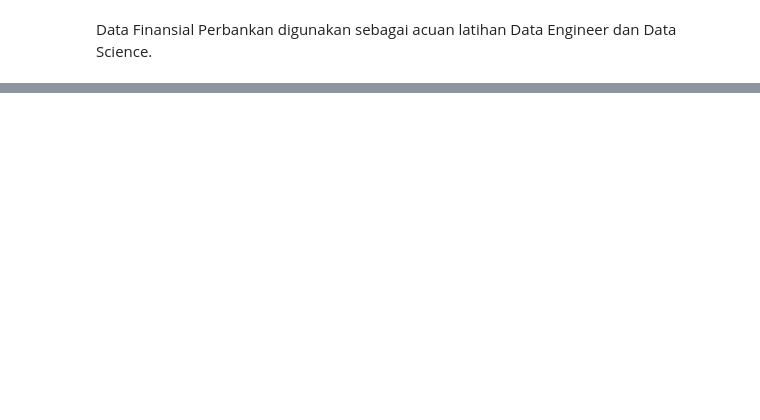
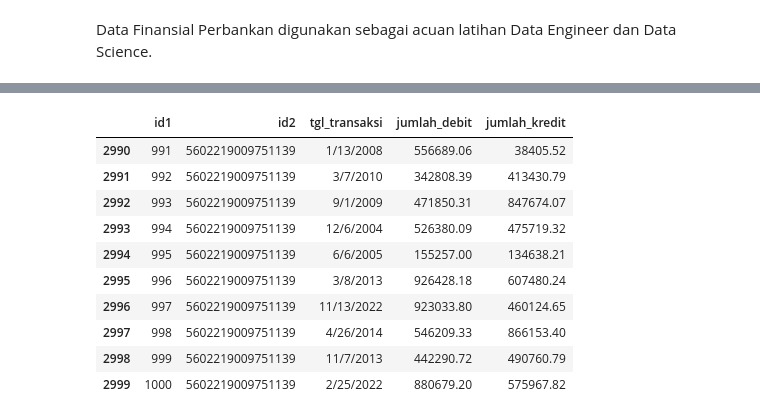
Before and after one commit to ariwiraasmara/python-science-lab, a Jupyter notebook: latihan/Finansial.ipynb, the cells around one changed output, grey strips where cells are left out. Saved outputs shown, nothing was run; the diff lists cells and outputs as text; code cells hidden in the pictures; blank space fills up the shorter version.

```diff
--- a/latihan/Finansial.ipynb
+++ b/latihan/Finansial.ipynb
@@ -35,0 +203,14 @@ df_tabeldebet_hal1.head()
+# %%
+data_finansial_detil.tail(10)
+# %% [output]
+|  | id1 | id2 | tgl_transaksi | jumlah_debit | jumlah_kredit |
+| 2990 | 991 | 5602219009751139 | 1/13/2008 | 556689.06 | 38405.52 |
+| 2991 | 992 | 5602219009751139 | 3/7/2010 | 342808.39 | 413430.79 |
+| 2992 | 993 | 5602219009751139 | 9/1/2009 | 471850.31 | 847674.07 |
+| 2993 | 994 | 5602219009751139 | 12/6/2004 | 526380.09 | 475719.32 |
+| 2994 | 995 | 5602219009751139 | 6/6/2005 | 155257.00 | 134638.21 |
+| 2995 | 996 | 5602219009751139 | 3/8/2013 | 926428.18 | 607480.24 |
+| 2996 | 997 | 5602219009751139 | 11/13/2022 | 923033.80 | 460124.65 |
+| 2997 | 998 | 5602219009751139 | 4/26/2014 | 546209.33 | 866153.40 |
+| 2998 | 999 | 5602219009751139 | 11/7/2013 | 442290.72 | 490760.79 |
+| 2999 | 1000 | 5602219009751139 | 2/25/2022 | 880679.20 | 575967.82 |
```
Also changed, not shown: parts of 49 cells of this notebook, 32 other files.
